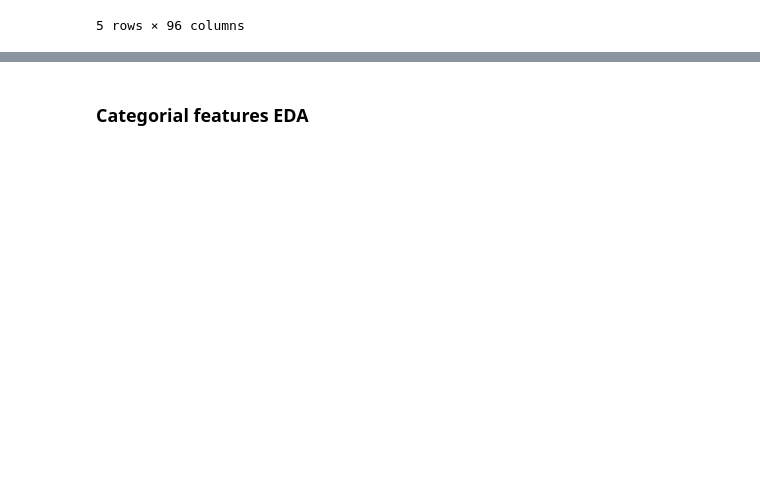
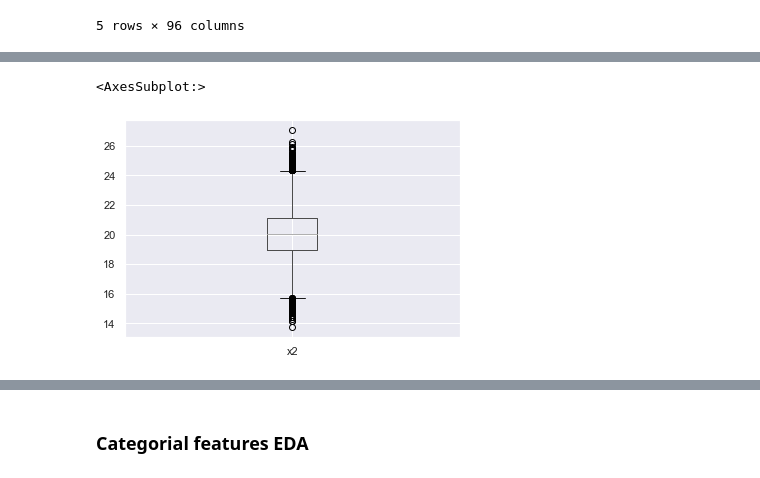
Before and after one commit to nghitrampham/data_assessments, a Jupyter notebook: statefarm/EDA.ipynb, the cells around one changed output, grey strips where cells are left out. Saved outputs shown, nothing was run; the diff lists cells and outputs as text; code cells hidden in the pictures; blank space fills up the shorter version.

```diff
--- a/statefarm/EDA.ipynb
+++ b/statefarm/EDA.ipynb
@@ -162,0 +143,5 @@ non_null_df.head()
+# %%
+non_null_df.boxplot(column=['x2'])
+# %% [output]
+<AxesSubplot:>
+[figure, added]
```
Also changed, not shown: parts of 4 cells of this notebook, 4 other files.
